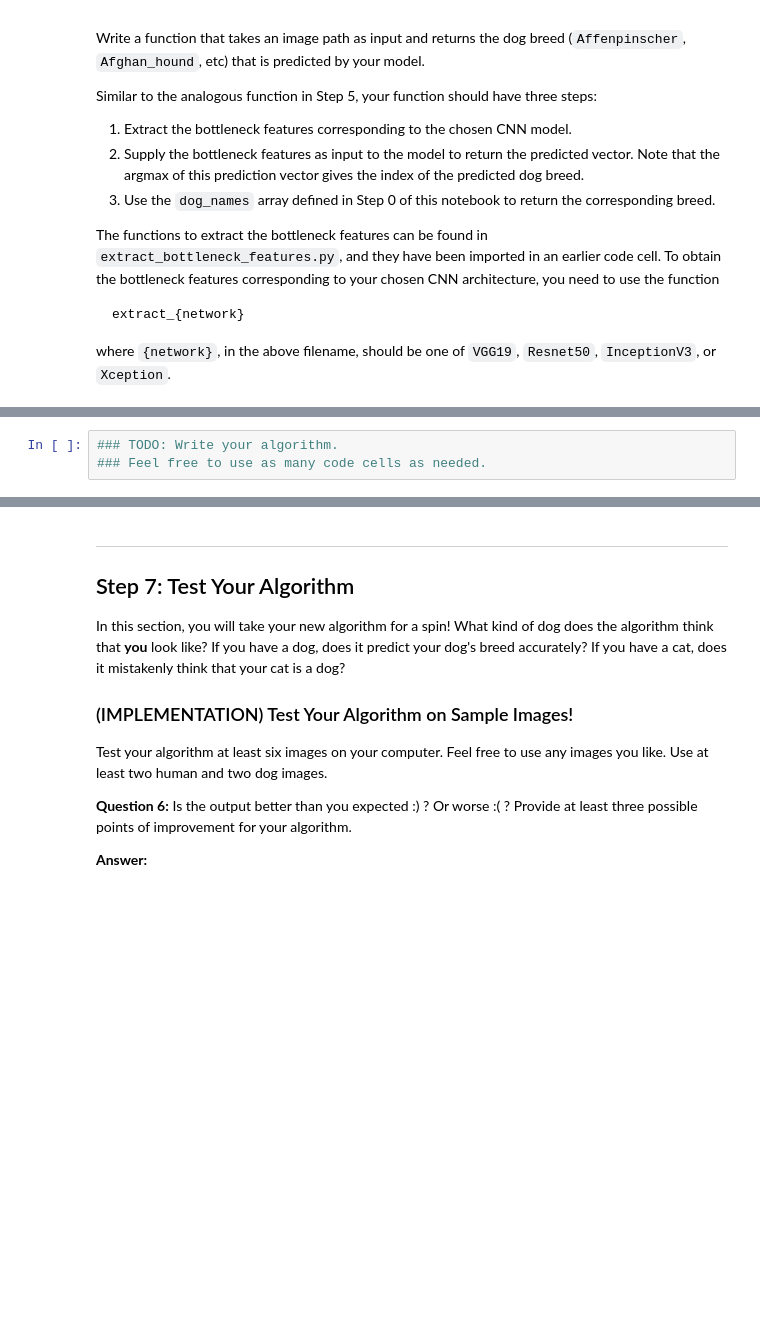
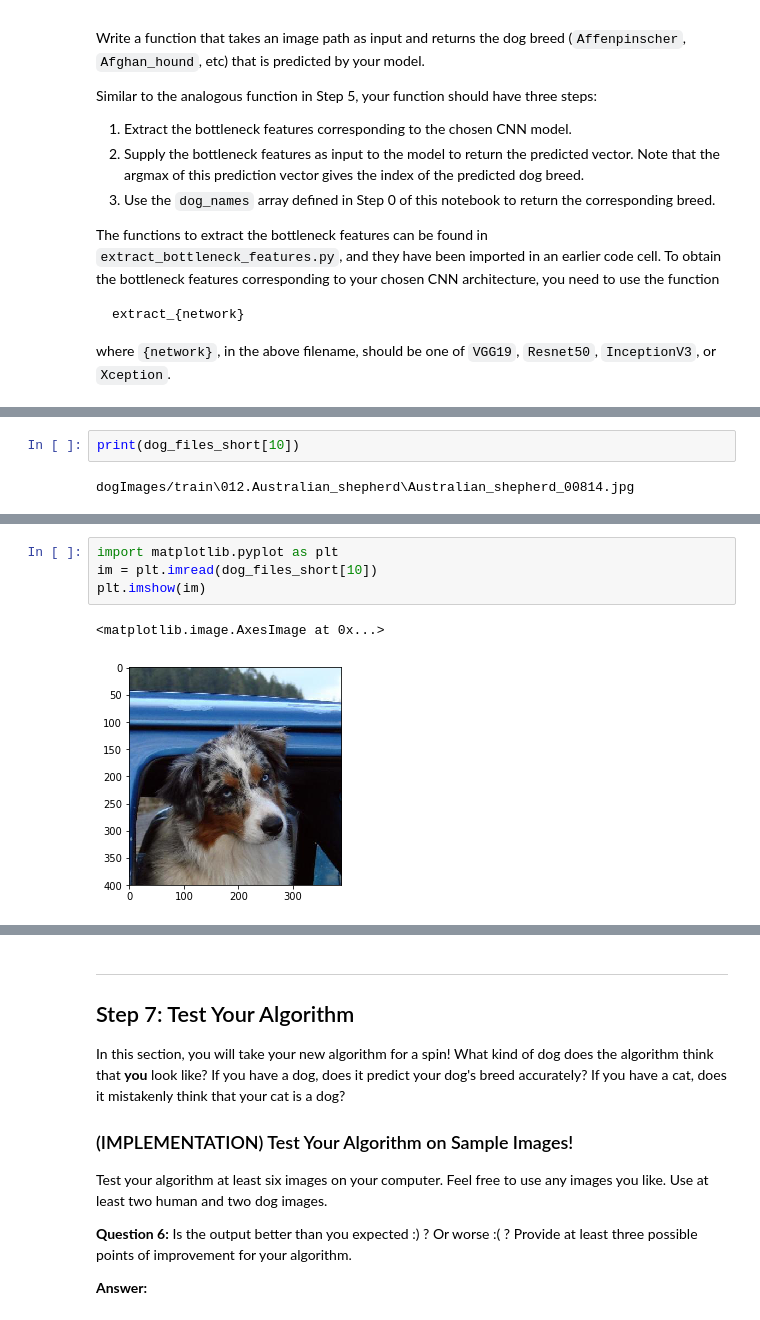
Before and after one commit to tagore15/AIND_T2_P5_DOG_BREED_CLASSIFIER, a Jupyter notebook: dog_app.ipynb, the cells around one changed output, grey strips where cells are left out. Cells and saved outputs as stored; diff of their text form; blank space fills up the shorter version.

```diff
--- a/dog_app.ipynb
+++ b/dog_app.ipynb
@@ -666,3 +678,7 @@ where `{network}`, in the above filename, should be one of `VGG19`, `Resnet50`,
+# %%
+print(dog_files_short[10])
+# %% [output]
+dogImages/train\012.Australian_shepherd\Australian_shepherd_00814.jpg
 # %% [markdown]
 ---
 <a id='step6'></a>
@@ -681,6 +697,10 @@ Some sample output for our algorithm is provided below, but feel free to design
 
 
 ### (IMPLEMENTATION) Write your Algorithm
-# %%
-### TODO: Write your algorithm.
-### Feel free to use as many code cells as needed.
+# %%
+import matplotlib.pyplot as plt
+im = plt.imread(dog_files_short[10])
+plt.imshow(im)
+# %% [output]
+<matplotlib.image.AxesImage at 0x...>
+[figure, added]
```
Also changed, not shown: parts of 9 cells of this notebook.
